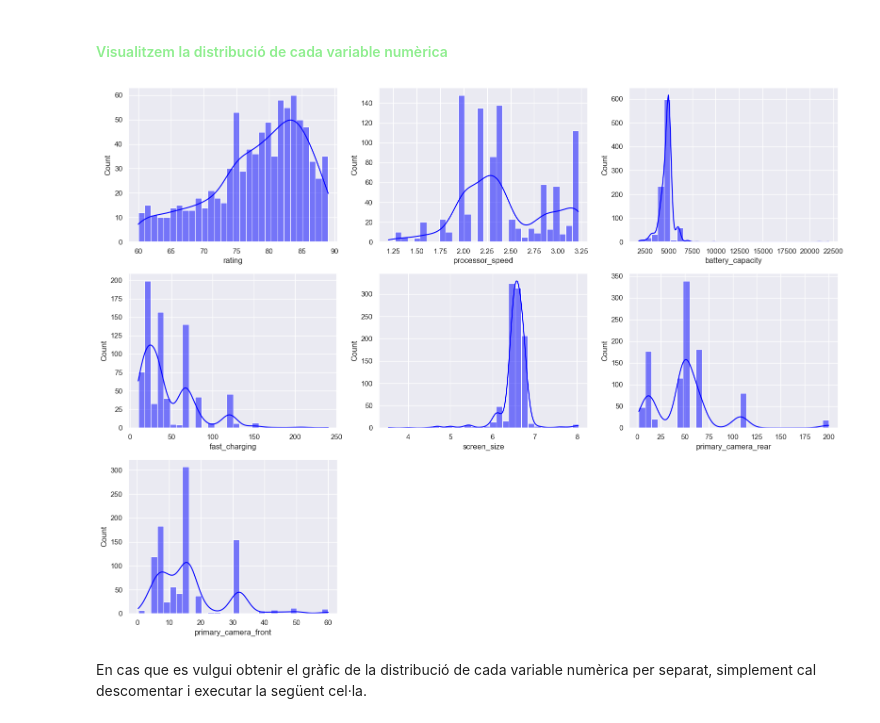
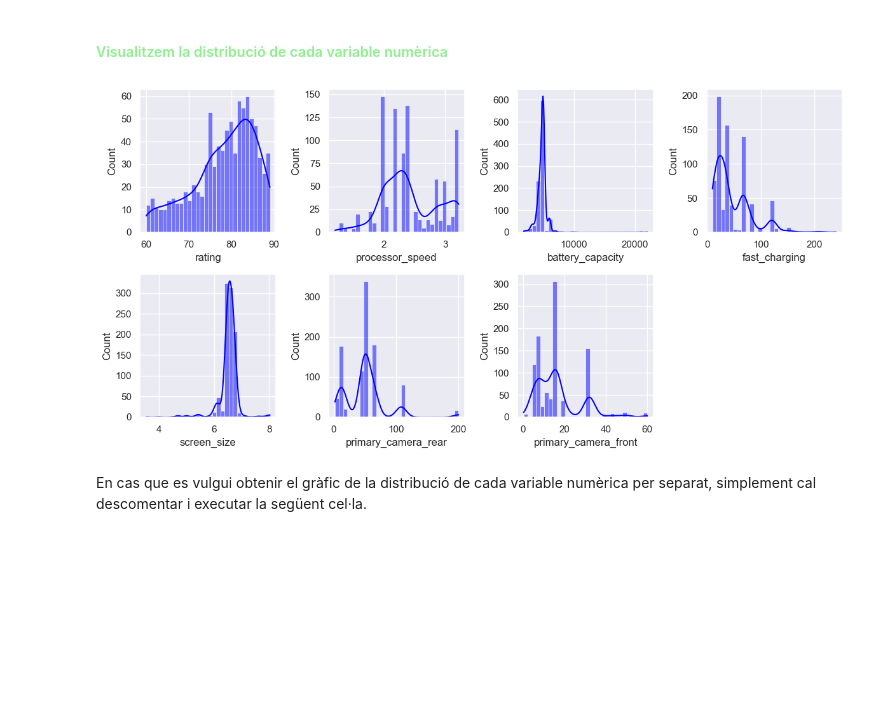
Before and after one commit to paupratAI/Multilayer_Perceptron, a Jupyter notebook: main.ipynb, the cells around one changed output. Saved outputs shown, nothing was run; the diff lists cells and outputs as text; code cells hidden in the pictures; blank space fills up the shorter version.

Commit message:
Canvis en alguns plots

```diff
--- a/main.ipynb
+++ b/main.ipynb
@@ -161,23 +161,23 @@ df.drop('model', axis=1, inplace=True)
 # %% [markdown]
 #### <span style="color:lightgreen"> Visualitzem la distribució de cada variable numèrica</span>
 # %%
-num_rows = 3
-num_cols = 3
+num_rows = 2
+num_cols = 4
 
-fig, axes = plt.subplots(num_rows, num_cols, figsize = (16, 12))
+fig, axes = plt.subplots(num_rows, num_cols, figsize = (12, 6))
 axes = axes.flatten()
 
 for i, ax in enumerate(axes[:len(numerical_features)]):
     sns.histplot(df[numerical_features[i]], bins = 30, color = 'blue', edgecolor = 'white', kde = True, ax = ax)
 
 # Eliminar els subplots sobrants
 for ax in axes[len(numerical_features):]:
     fig.delaxes(ax)
 
 plt.tight_layout()
 #plt.savefig('./plots/num_dist.png')
 # %% [output]
-[figure, old version]
+[figure, new version]
 # %% [markdown]
 En cas que es vulgui obtenir el gràfic de la distribució de cada variable numèrica per separat, simplement cal descomentar i executar la següent cel·la.
 # %%
```
Also changed, not shown: parts of 1 cell of this notebook, 2 other files.
